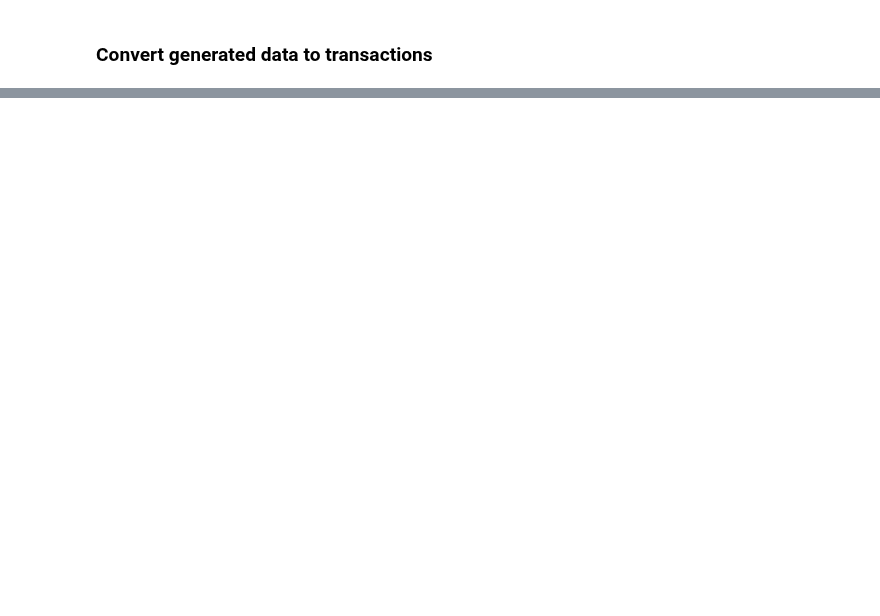
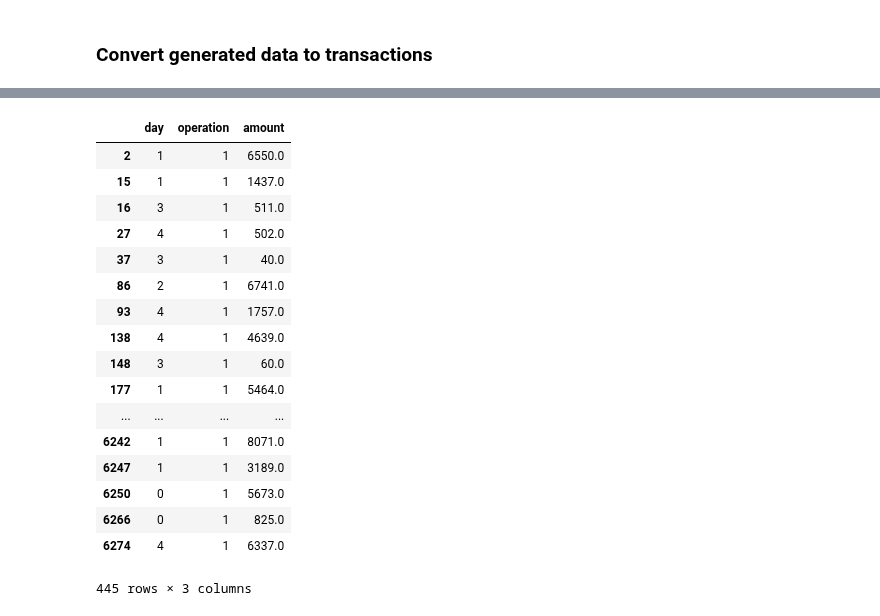
Before and after one commit to synthesized-io/insight, a Jupyter notebook: examples/transaction_demo.ipynb, the cells around one changed output, grey strips where cells are left out. Saved outputs shown, nothing was run; the diff lists cells and outputs as text; code cells hidden in the pictures; blank space fills up the shorter version.

```diff
--- a/examples/transaction_demo.ipynb
+++ b/examples/transaction_demo.ipynb
@@ -151,0 +240,22 @@ transform_pipeline.inverse_transform(X_test).head(10)
+# %%
+c1 = find_eq_class(orig, {'operation': 1})
+c1
+# %% [output]
+|  | day | operation | amount |
+| 2 | 1 | 1 | 6550.0 |
+| 15 | 1 | 1 | 1437.0 |
+| 16 | 3 | 1 | 511.0 |
+| 27 | 4 | 1 | 502.0 |
+| 37 | 3 | 1 | 40.0 |
+| 86 | 2 | 1 | 6741.0 |
+| 93 | 4 | 1 | 1757.0 |
+| 138 | 4 | 1 | 4639.0 |
+| 148 | 3 | 1 | 60.0 |
+| 177 | 1 | 1 | 5464.0 |
+| ... | ... | ... | ... |
+| 6242 | 1 | 1 | 8071.0 |
+| 6247 | 1 | 1 | 3189.0 |
+| 6250 | 0 | 1 | 5673.0 |
+| 6266 | 0 | 1 | 825.0 |
+| 6274 | 4 | 1 | 6337.0 |
+445 rows × 3 columns
```
Also changed, not shown: parts of 32 cells of this notebook.
